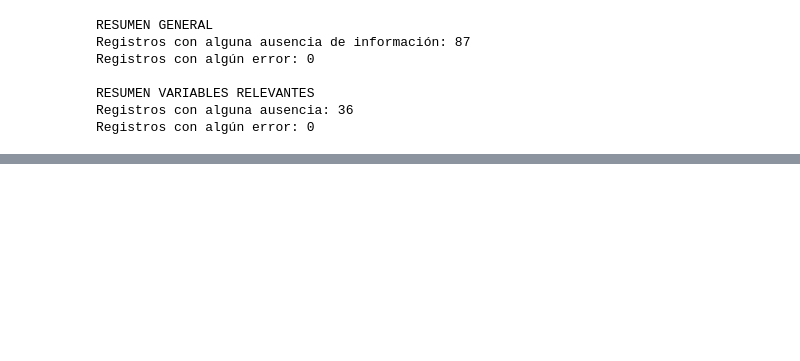
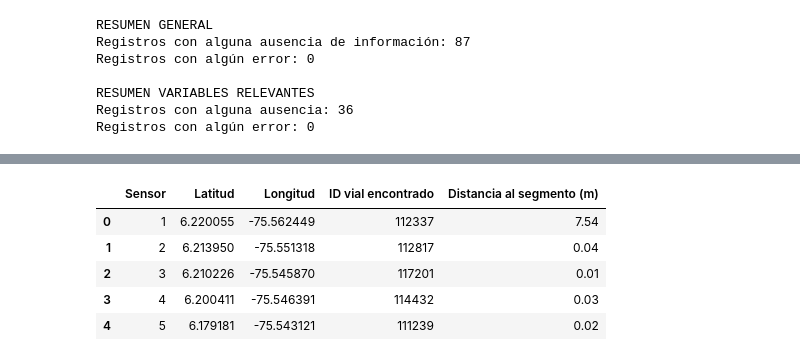
Before and after one commit to kevin25255/Taller-de-Aduisicion, a Jupyter notebook: colab y fuentes/02_API_Segmento_Vial.ipynb, the cells around one changed output, grey strips where cells are left out. Saved outputs shown, nothing was run; the diff lists cells and outputs as text; code cells hidden in the pictures; blank space fills up the shorter version.

Commit message:
se supone que ya todo el taller está corregido

```diff
--- a/colab y fuentes/02_API_Segmento_Vial.ipynb
+++ b/colab y fuentes/02_API_Segmento_Vial.ipynb
@@ -716,0 +730,70 @@ Registros con algún error: 0
+# %%
+
+import geopandas as gpd
+import pandas as pd
+from shapely.geometry import Point
+
+# Cargar el GeoJSON con los segmentos viales de Las Palmas
+segmentos = gpd.read_file("segmentos_las_palmas_medellin.geojson")
+
+# Definir los sensores únicamente con sus coordenadas
+sensores = pd.DataFrame([
+    [1, 6.220055, -75.562449],
+    [2, 6.213950, -75.551318],
+    [3, 6.210226, -75.545870],
+    [4, 6.200411, -75.546391],
+    [5, 6.179181, -75.543121]
+], columns=["Sensor", "Latitud", "Longitud"])
+
+# Convertir las coordenadas en puntos geográficos
+# Point recibe primero la longitud y después la latitud
+puntos = gpd.GeoDataFrame(
+    sensores,
+    geometry=[
+        Point(lon, lat)
+        for lat, lon in zip(sensores["Latitud"], sensores["Longitud"])
+    ],
+    crs="EPSG:4326"
+)
+
+# Convertir ambos datos a EPSG:3116
+# Esto permite calcular las distancias en metros
+segmentos = segmentos.to_crs("EPSG:3116")
+puntos = puntos.to_crs("EPSG:3116")
+
+# Lista para almacenar los resultados
+resultados = []
+
+# Recorrer cada sensor y buscar su segmento vial más cercano
+for _, sensor in puntos.iterrows():
+
+    # Calcular la distancia del sensor a todos los segmentos
+    distancias = segmentos.geometry.distance(sensor.geometry)
+
+    # Identificar el segmento que tiene la menor distancia
+    indice_cercano = distancias.idxmin()
+    segmento_cercano = segmentos.loc[indice_cercano]
+
+    # Obtener el ID vial y la distancia mínima
+    id_vial = segmento_cercano["id_svial"]
+    distancia = distancias.loc[indice_cercano]
+
+    # Guardar los resultados encontrados
+    resultados.append({
+        "Sensor": int(sensor["Sensor"]),
+        "Latitud": sensor["Latitud"],
+        "Longitud": sensor["Longitud"],
+        "ID vial encontrado": id_vial,
+        "Distancia al segmento (m)": round(float(distancia), 2)
+    })
+
+# Crear y mostrar la tabla final
+resultado = pd.DataFrame(resultados)
+display(resultado)
+# %% [output]
+|  | Sensor | Latitud | Longitud | ID vial encontrado | Distancia al segmento (m) |
+| 0 | 1 | 6.220055 | -75.562449 | 112337 | 7.54 |
+| 1 | 2 | 6.213950 | -75.551318 | 112817 | 0.04 |
+| 2 | 3 | 6.210226 | -75.545870 | 117201 | 0.01 |
+| 3 | 4 | 6.200411 | -75.546391 | 114432 | 0.03 |
+| 4 | 5 | 6.179181 | -75.543121 | 111239 | 0.02 |
```
Also changed, not shown: parts of 1 cell of this notebook, 4 other files.
